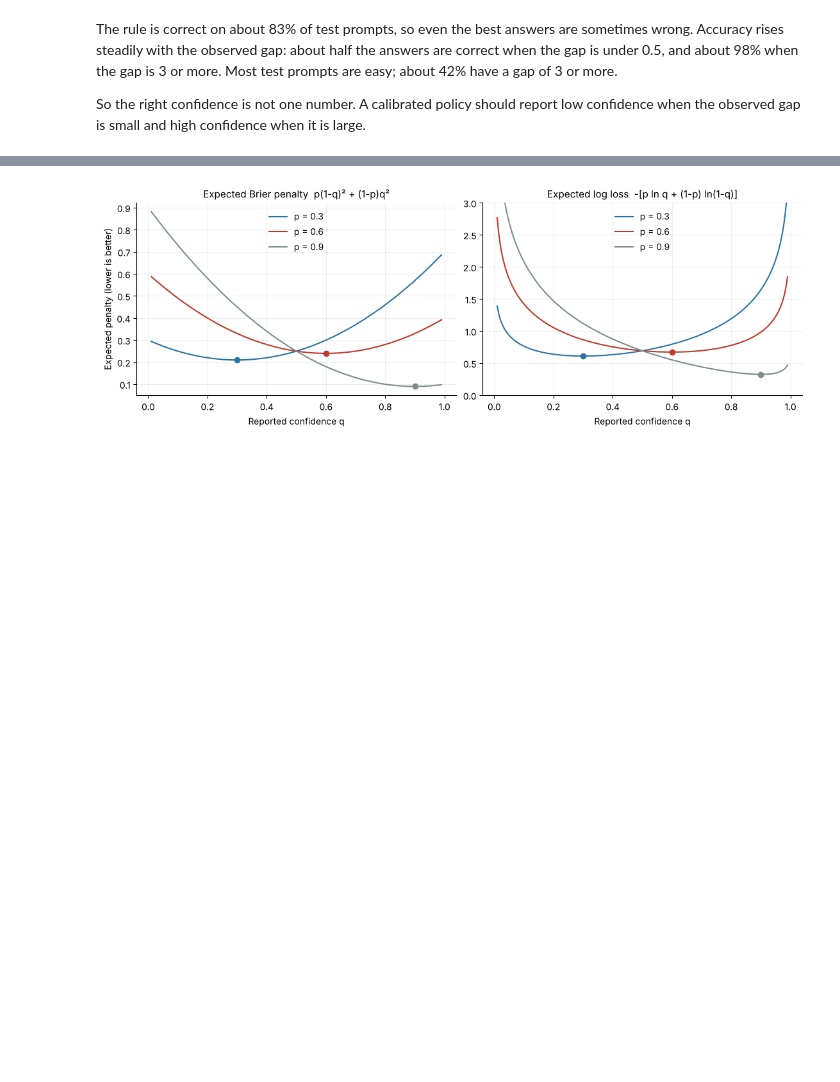
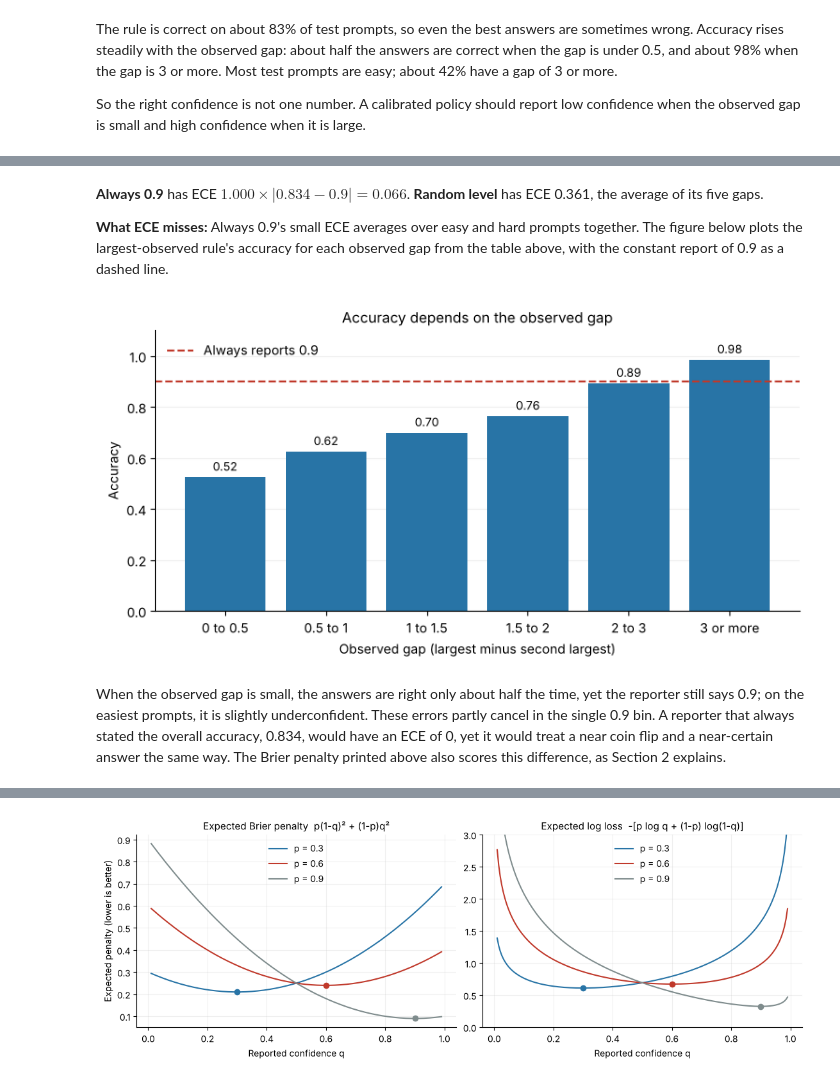
Before and after one commit to amofrad/llm-training-labs, a Jupyter notebook: Week_06_RLCR_Lab.ipynb, the cells around one changed output, grey strips where cells are left out. Drawn from its saved outputs; the diff is of its cells as text; code cells hidden in the pictures; blank space fills up the shorter version.

```diff
--- a/Week_06_RLCR_Lab.ipynb
+++ b/Week_06_RLCR_Lab.ipynb
@@ -297,3 +305,26 @@ ECE alone is not the whole story. A reporter that always stated the overall accu
+# %% [markdown]
+**Always 0.9** has ECE $1.000\times|0.834-0.9|=0.066$. **Random level** has ECE 0.361, the average of its five gaps.
+
+**What ECE misses:** Always 0.9's small ECE averages over easy and hard prompts together. The figure below plots the largest-observed rule's accuracy for each observed gap from the table above, with the constant report of 0.9 as a dashed line.
+# %%
+bins = list(range(1, len(GAP_LABELS)))
+fig, ax = plt.subplots(figsize=(7.5, 3.8), constrained_layout=True)
+bars = ax.bar([GAP_LABELS[b] for b in bins], [rule_accuracy_by_gap[b] for b in bins], color=COLORS[0])
+ax.bar_label(bars, fmt="%.2f", padding=3, fontsize=9)
+ax.axhline(0.9, color=COLORS[1], linestyle="--", label="Always reports 0.9")
+ax.set_ylim(0, 1.1)
+ax.set_xlabel("Observed gap (largest minus second largest)")
+ax.set_ylabel("Accuracy")
+ax.set_title("Accuracy depends on the observed gap", fontsize=11)
+ax.legend(frameon=False, loc="upper left")
+ax.grid(axis="y", alpha=0.2)
+ax.set_axisbelow(True)
+ax.spines[["top", "right"]].set_visible(False)
+plt.show()
+# %% [output]
+[figure, added]
+# %% [markdown]
+When the observed gap is small, the answers are right only about half the time, yet the reporter still says 0.9; on the easiest prompts, it is slightly underconfident. These errors partly cancel in the single 0.9 bin. A reporter that always stated the overall accuracy, 0.834, would have an ECE of 0, yet it would treat a near coin flip and a near-certain answer the same way. The Brier penalty printed above also scores this difference, as Section 2 explains.
 # %% [markdown]
 ## 2 · Proper scoring rules
 
```
Also changed, not shown: parts of 34 cells of this notebook, 9 other files.
